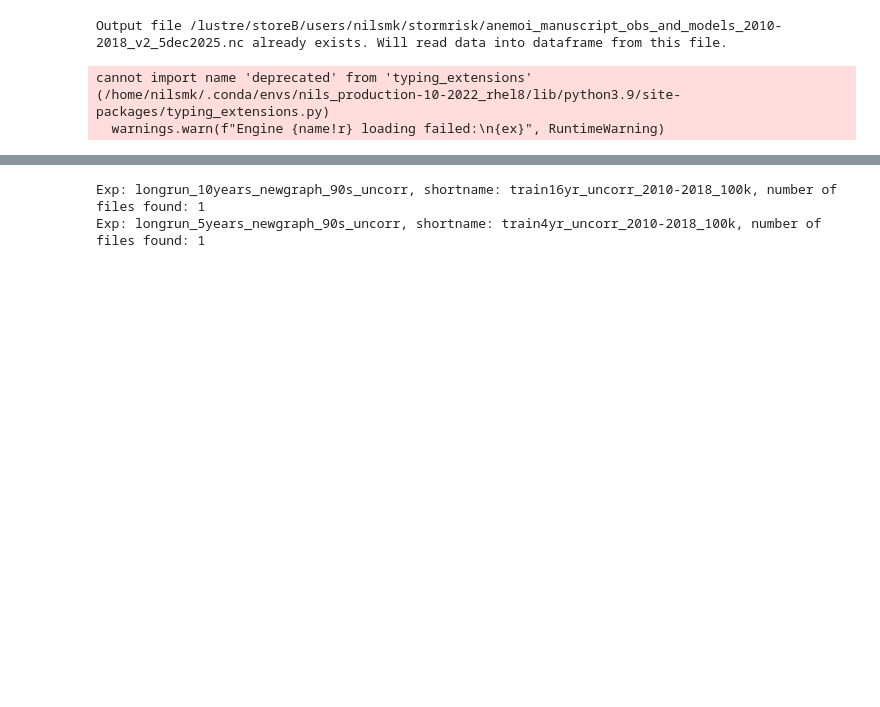
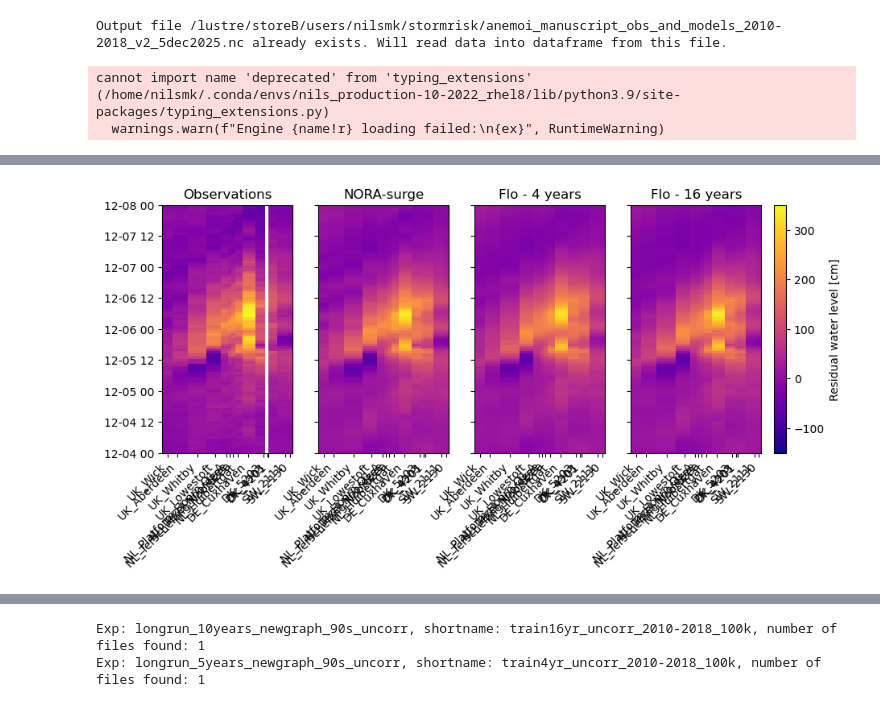
Before and after one commit to nilsmkMET/anemoi-stormsurge, a Jupyter notebook: notebooks/plot_netcdf_compare_model_obs.ipynb, the cells around one changed output, grey strips where cells are left out. Drawn from its saved outputs; the diff is of its cells as text; code cells hidden in the pictures; blank space fills up the shorter version.

```diff
--- a/notebooks/plot_netcdf_compare_model_obs.ipynb
+++ b/notebooks/plot_netcdf_compare_model_obs.ipynb
@@ -180,0 +389,47 @@ plt.show()
+# %%
+colormap = 'plasma'
+# # Xaver:
+# # Dec 2017:
+# minval = -100
+# maxval = 200
+
+
+# Xaver:
+d1 = datetime.datetime(2013,12,4)
+d2 = datetime.datetime(2013,12,8)
+minval = -150
+maxval = 350
+selected_levels = [-150, -100, -50, 0, 50, 100, 150, 200, 250, 300, 350]
+
+# # Other events:
+# d1 = datetime.datetime(2010,10,20)
+# d2 = datetime.datetime(2010,10,27)
+# minval = -100
+# maxval = 100
+# selected_levels = [-50, 0, 50, 100]
+# %%
+fig, ax = plt.subplots(1, 4, figsize=(10, 4), sharex=True, sharey=True)
+
+
+im1 = ax[0].pcolormesh(dist_arr, timearr, obsarr.T, vmin=minval, vmax=maxval, cmap=colormap)
+ax[0].set_title('Observations')
+im2 = ax[1].pcolormesh(dist_arr, timearr, noraarr.T, vmin=minval, vmax=maxval, cmap=colormap)
+ax[1].set_title('NORA-surge')
+im3 = ax[2].pcolormesh(dist_arr, timearr, flo4arr.T, vmin=minval, vmax=maxval, cmap=colormap)
+ax[2].set_title('Flo - 4 years')
+im4 = ax[3].pcolormesh(dist_arr, timearr, flo16arr.T, vmin=minval, vmax=maxval, cmap=colormap)
+ax[3].set_title('Flo - 16 years')
+# Limit date to display to december 2013:
+import datetime
+ax[0].set_ylim(d1, d2)
+# Add station_id as names to x-axis:
+for i in range(len(ax)):
+    ax[i].set_xticks(dist_arr)
+    ax[i].set_xticklabels([df_obs.xs(ss, level='station').stationid.values[0] for ss in sids_hovmoller], rotation=45, ha='right')
+#
+# fig.colorbar(im1, ax=ax, orientation='horizontal', fraction=0.1, pad=0.2, label='Residual water level [cm]')
+# Move the colorbar to the right of the subplots
+fig.colorbar(im1, ax=ax, orientation='vertical', fraction=0.02, pad=0.02, label='Residual water level [cm]')
+plt.show()
+# %% [output]
+[figure, added]
```
Also changed, not shown: parts of 36 cells of this notebook, 3 other files.
